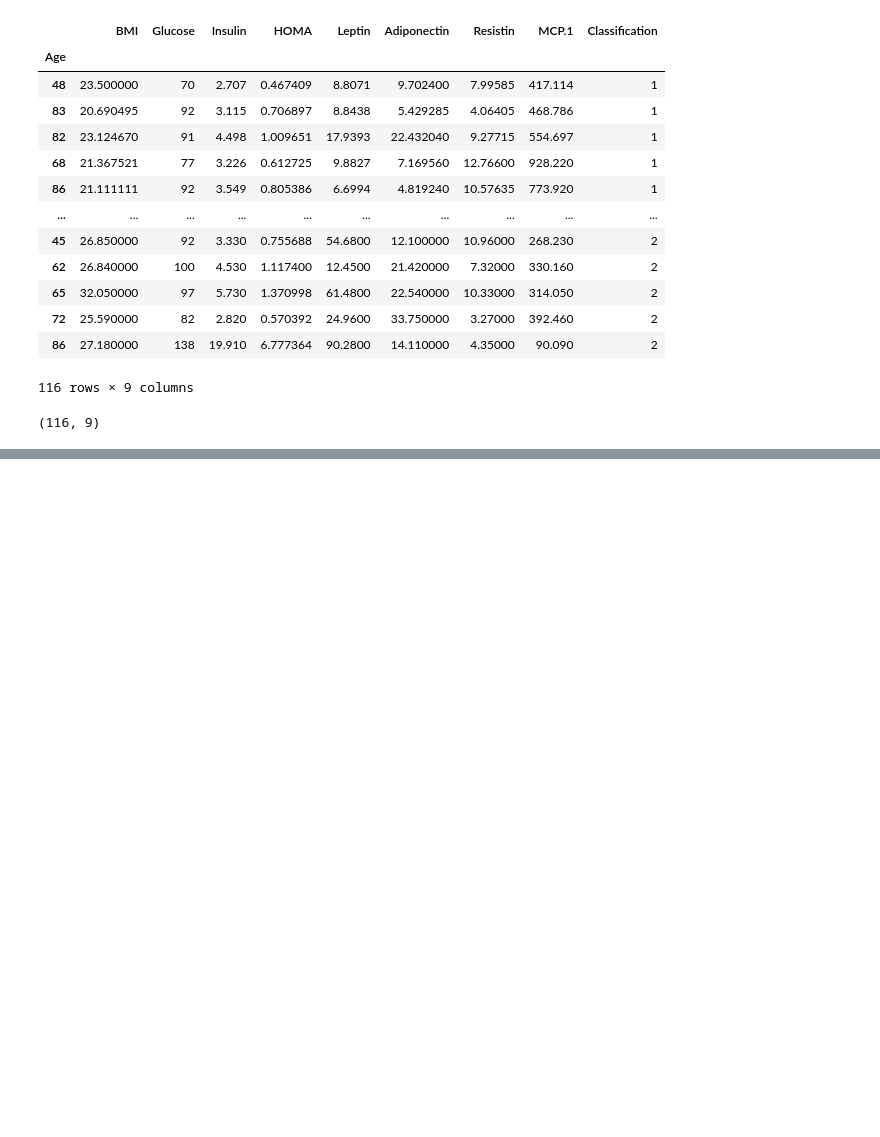
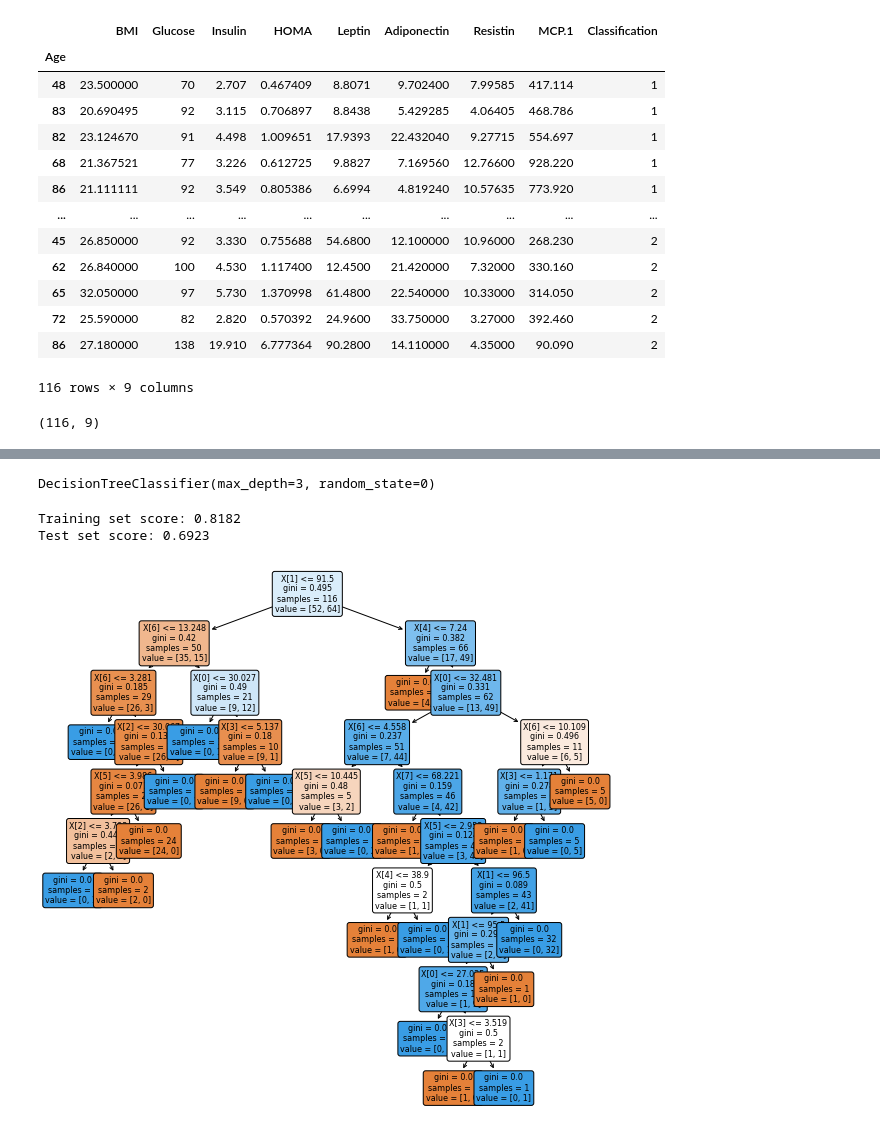
Before and after one commit to Ais-122/datamining, a Jupyter notebook: _sources/UTS.ipynb, the cells around one changed output, grey strips where cells are left out. Drawn from its saved outputs; the diff is of its cells as text; code cells hidden in the pictures; blank space fills up the shorter version.

```diff
--- a/_sources/UTS.ipynb
+++ b/_sources/UTS.ipynb
@@ -32,0 +146,3 @@ data.shape
+# %%
+dataset_url="https://raw.githubusercontent.com/Ais-122/datamining/gh-pages/dataR2.csv"
+df = pd.read_csv(dataset_url, index_col=0)
@@ -32,0 +260,36 @@ data.shape
+# %%
+# instantiate the DecisionTreeClassifier model with criterion gini index
+
+clf_gini = DecisionTreeClassifier(criterion='gini', max_depth=3, random_state=0)
+
+
+# fit the model
+clf_gini.fit(X_train, y_train)
+# %% [output]
+DecisionTreeClassifier(max_depth=3, random_state=0)
+# %%
+# print the scores on training and test set
+
+print('Training set score: {:.4f}'.format(clf_en.score(X_train, y_train)))
+
+print('Test set score: {:.4f}'.format(clf_en.score(X_test, y_test)))
+# %% [output]
+Training set score: 0.8182
+Test set score: 0.6923
+# %%
+y = df["Classification"]
+X = df.drop(columns=["Classification"])
+clf = tree.DecisionTreeClassifier(criterion="gini")
+clf = clf.fit(X, y)
+# %%
+#plt the figure, setting a black background
+plt.figure(figsize=(10,10))
+#create the tree plot
+a = tree.plot_tree(clf,
+                   rounded = True,
+                   filled = True,
+                   fontsize=8)
+#show the plot
+plt.show()
+# %% [output]
+[figure, added]
```
Also changed, not shown: parts of 27 cells of this notebook, 15 other files.
